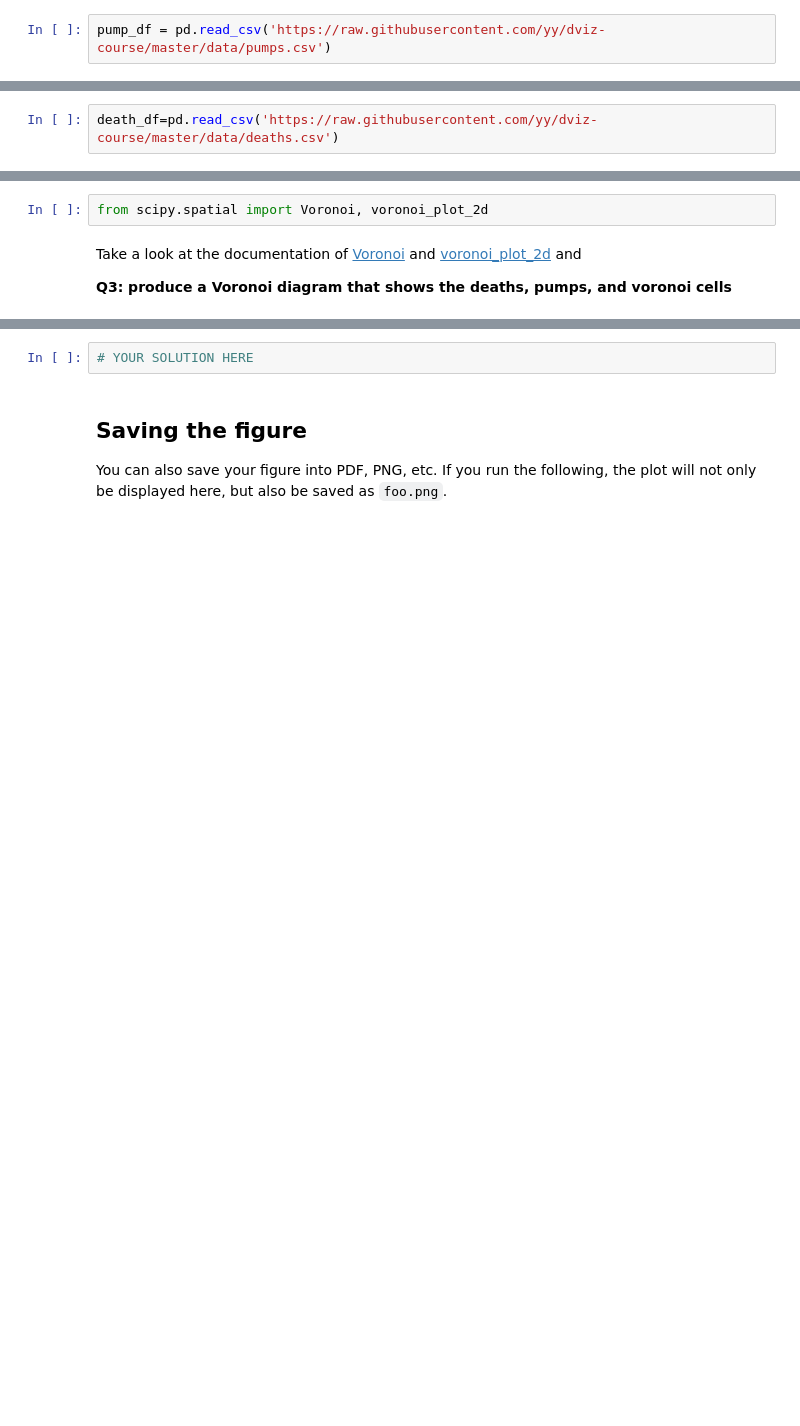
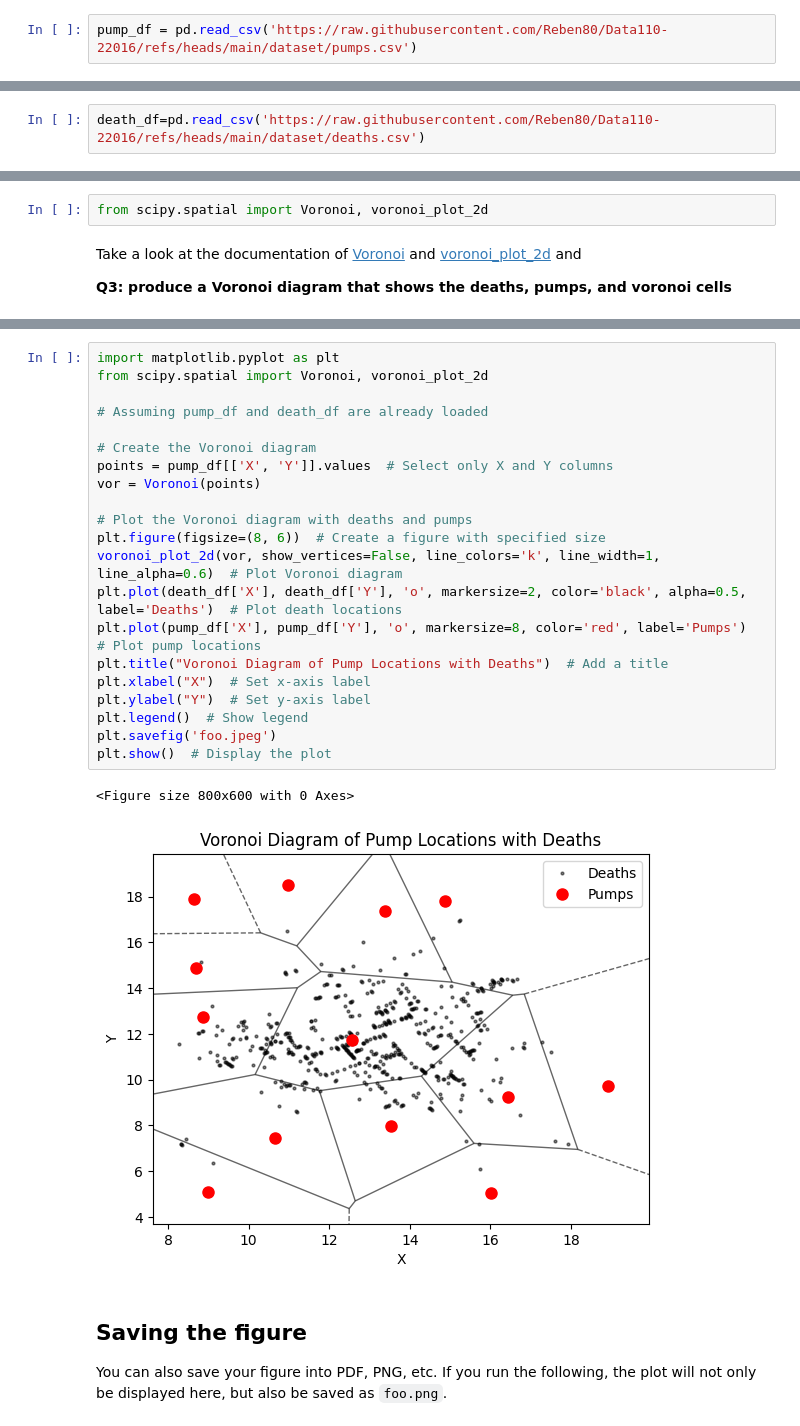
Before and after one commit to Reben80/Data110-22016, a Jupyter notebook: Week11_part1.ipynb, the cells around one changed output, grey strips where cells are left out. Drawn from its saved outputs; the diff is of its cells as text; blank space fills up the shorter version.

```diff
--- a/Week11_part1.ipynb
+++ b/Week11_part1.ipynb
@@ -9,4 +11,4 @@ import matplotlib.pyplot as plt
 # %%
-pump_df = pd.read_csv('https://raw.githubusercontent.com/yy/dviz-course/master/data/pumps.csv')
+pump_df = pd.read_csv('https://raw.githubusercontent.com/Reben80/Data110-22016/refs/heads/main/dataset/pumps.csv')
 # %%
 pump_df.head()
@@ -53,7 +109,7 @@ Now let's load another CSV file that documents the cholera deaths. The URL is ht
 2. **show the first 2 rows.**
 3. **show the total number of rows.**
 # %%
-death_df=pd.read_csv('https://raw.githubusercontent.com/yy/dviz-course/master/data/deaths.csv')
+death_df=pd.read_csv('https://raw.githubusercontent.com/Reben80/Data110-22016/refs/heads/main/dataset/deaths.csv')
 # %% [markdown]
 ## Some visualizations?
 
@@ -102,5 +176,27 @@ points
-# %%
-# YOUR SOLUTION HERE
+# %%
+import matplotlib.pyplot as plt
+from scipy.spatial import Voronoi, voronoi_plot_2d
+
+# Assuming pump_df and death_df are already loaded
+
+# Create the Voronoi diagram
+points = pump_df[['X', 'Y']].values  # Select only X and Y columns
+vor = Voronoi(points)
+
+# Plot the Voronoi diagram with deaths and pumps
+plt.figure(figsize=(8, 6))  # Create a figure with specified size
+voronoi_plot_2d(vor, show_vertices=False, line_colors='k', line_width=1, line_alpha=0.6)  # Plot Voronoi diagram
+plt.plot(death_df['X'], death_df['Y'], 'o', markersize=2, color='black', alpha=0.5, label='Deaths')  # Plot death locations
+plt.plot(pump_df['X'], pump_df['Y'], 'o', markersize=8, color='red', label='Pumps')  # Plot pump locations
+plt.title("Voronoi Diagram of Pump Locations with Deaths")  # Add a title
+plt.xlabel("X")  # Set x-axis label
+plt.ylabel("Y")  # Set y-axis label
+plt.legend()  # Show legend
+plt.savefig('foo.jpeg')
+plt.show()  # Display the plot
+# %% [output]
+<Figure size 800x600 with 0 Axes>
+[figure, added]
 # %% [markdown]
 ## Saving the figure
 
```
Also changed, not shown: parts of 23 cells of this notebook.
